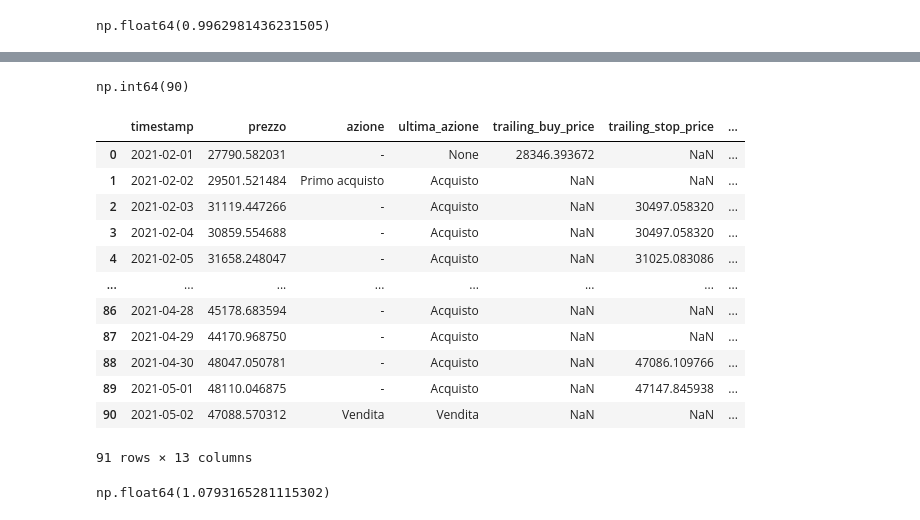
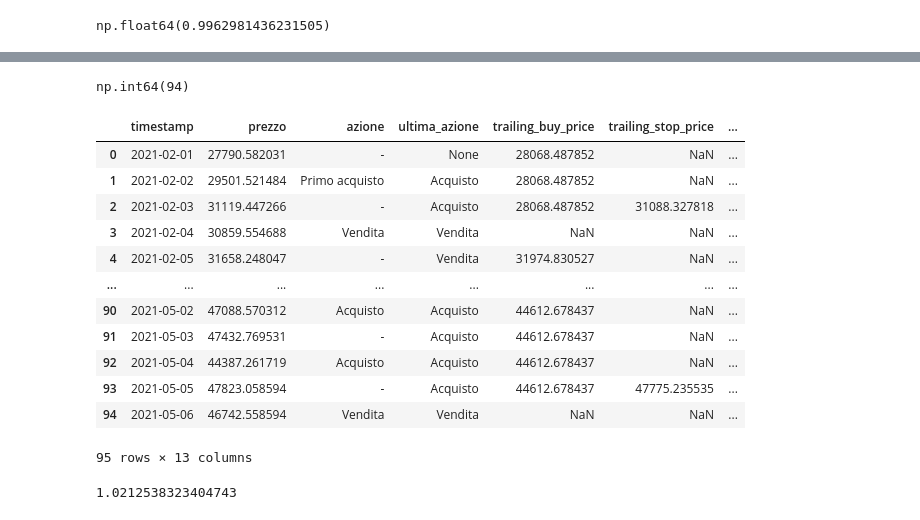
Before and after one commit to AleImbri/Crypto-strategies-simulations, a Jupyter notebook: Trading con doppio trailing stop variabile.ipynb, the cells around one changed output, grey strips where cells are left out. Saved outputs shown, nothing was run; the diff lists cells and outputs as text; code cells hidden in the pictures.

Commit message:
Aggiornamenti con Trading con doppio TS (strategia 4)

```diff
--- a/Trading con doppio trailing stop variabile.ipynb
+++ b/Trading con doppio trailing stop variabile.ipynb
@@ -1270,6 +1279,6 @@ def quanto_acquistare(price, first_buy_price, ultimo_acquisto_speso, cash):
 # %%
-def simulate_trailing_strategy(dati, initial_cash, initial_bitcoin, commission_buy_pct, commission_sell_pct, min_buy, min_sell,
-                              trailing_buy_pct, first_buy_pct, fake_stop_loss_pct, trailing_sell_pct):
+def trading_doppio_TS_4(dati, initial_cash, initial_bitcoin, commission_buy_pct, commission_sell_pct, min_buy, min_sell,
+                              trailing_buy_pct, first_buy_pct, fake_stop_loss_pct, trailing_sell_pct, do_buy, A_a, B_a):
     # Variabili iniziali
     cash = initial_cash
     bitcoin = initial_bitcoin
@@ -1303,8 +1312,10 @@ def simulate_trailing_strategy(dati, initial_cash, initial_bitcoin, commission_b
                     bitcoin += bitcoin_acquistati
                     prezzo_medio_pesato_acquisti = price
                     spesa_totale = spesa
+                    first_buy_price = price
+                    last_buy_purchase = spesa
                     fake_stop_loss_price = price * (1 - fake_stop_loss_pct)
-                    trailing_buy_price = None
+                    # trailing_buy_price = None
                     action = "Primo acquisto"
                     liquidità_spesa_o_guadagnata = spesa
                     bitcoin_comprati_o_venduti = bitcoin_acquistati
@@ -1314,10 +1325,11 @@ def simulate_trailing_strategy(dati, initial_cash, initial_bitcoin, commission_b
         elif last_action == "Acquisto":
             if price <= fake_stop_loss_price:
                 # Acquisto successivo se il prezzo scende sotto il fake_stop_loss
-                spesa = quanto_acquistare(price, prezzo_medio_pesato_acquisti, spesa_totale, cash)
+                spesa = quanto_acquistare(price, first_buy_price, last_buy_purchase, cash, do_buy, A_a, B_a)
                 if spesa >= min_buy:
                     bitcoin_acquistati = spesa * (1 - commission_buy_pct) / price
                     cash -= spesa
+                    last_buy_purchase = spesa
                     bitcoin += bitcoin_acquistati
                     prezzo_medio_pesato_acquisti = (
                         prezzo_medio_pesato_acquisti * spesa_totale + price * spesa
@@ -1365,19 +1377,21 @@ def simulate_trailing_strategy(dati, initial_cash, initial_bitcoin, commission_b
     # Restituisci il dataframe delle transazioni
     return pd.DataFrame(transactions)
 # %%
-# Esempio di utilizzo
 initial_cash = 1000
 initial_bitcoin = 0
 commission_buy_pct = 0.001 # 0.1% commissione acquisto
 commission_sell_pct = 0.001 # 0.1% commissione vendita
 min_buy = 5 # Prezzo minimo di acquisto
 min_sell = 5 # Prezzo minimo di vendita
-trailing_buy_pct = 0.02
-first_buy_pct = 0.1
-fake_stop_loss_pct = 0.05
-trailing_sell_pct = 0.02
+trailing_buy_pct = 0.01
+first_buy_pct = 0.01
+fake_stop_loss_pct = 0.01
+trailing_sell_pct = 0.001
+do_buy = True # Sarebbe il compra_pure, che se è True e l'acquisto è superiore alla liquidità disponibile, usa tutta la liquidità, altrimenti non fa niente
+A_a = 10
+B_a = 10
 
-df_transazioni = simulate_trailing_strategy(dati, initial_cash, initial_bitcoin, commission_buy_pct, commission_sell_pct, min_buy, min_sell,
-                              trailing_buy_pct, first_buy_pct, fake_stop_loss_pct, trailing_sell_pct)
+df_transazioni = trading_doppio_TS_4(dati, initial_cash, initial_bitcoin, commission_buy_pct, commission_sell_pct, min_buy, min_sell,
+                              trailing_buy_pct, first_buy_pct, fake_stop_loss_pct, trailing_sell_pct, do_buy, A_a, B_a)
 df_transazioni
 # %% [output]
@@ -1417,29 +1424,31 @@ np.float64(0.7839843088250502)
 # %%
-indice_ultima_vendita = df_transazioni[df_transazioni['azione'] == 'Vendita']['timestamp'].idxmax()
+indice_ultima_vendita = df_transazioni[df_transazioni['azione'] == 'Vendita']['timestamp'].idxmax() if "Vendita" in df_transazioni['azione'].unique() else None
 indice_ultima_vendita
 # %% [output]
-np.int64(90)
+np.int64(94)
 # %%
-df_transazioni_tagliato_ad_ultima_vendita = df_transazioni[:indice_ultima_vendita+1]
-df_transazioni_tagliato_ad_ultima_vendita
+if indice_ultima_vendita is not None:
+    df_transazioni_tagliato_ad_ultima_vendita = df_transazioni[:indice_ultima_vendita+1]
+    display(df_transazioni_tagliato_ad_ultima_vendita)
 # %% [output]
 |  | timestamp | prezzo | azione | ultima_azione | trailing_buy_price | trailing_stop_price | ... |
-| 0 | 2021-02-01 | 27790.582031 | - | None | 28346.393672 | NaN | ... |
-| 1 | 2021-02-02 | 29501.521484 | Primo acquisto | Acquisto | NaN | NaN | ... |
-| 2 | 2021-02-03 | 31119.447266 | - | Acquisto | NaN | 30497.058320 | ... |
-| 3 | 2021-02-04 | 30859.554688 | - | Acquisto | NaN | 30497.058320 | ... |
-| 4 | 2021-02-05 | 31658.248047 | - | Acquisto | NaN | 31025.083086 | ... |
+| 0 | 2021-02-01 | 27790.582031 | - | None | 28068.487852 | NaN | ... |
+| 1 | 2021-02-02 | 29501.521484 | Primo acquisto | Acquisto | 28068.487852 | NaN | ... |
+| 2 | 2021-02-03 | 31119.447266 | - | Acquisto | 28068.487852 | 31088.327818 | ... |
+| 3 | 2021-02-04 | 30859.554688 | Vendita | Vendita | NaN | NaN | ... |
+| 4 | 2021-02-05 | 31658.248047 | - | Vendita | 31974.830527 | NaN | ... |
 | ... | ... | ... | ... | ... | ... | ... | ... |
-| 86 | 2021-04-28 | 45178.683594 | - | Acquisto | NaN | NaN | ... |
-| 87 | 2021-04-29 | 44170.968750 | - | Acquisto | NaN | NaN | ... |
-| 88 | 2021-04-30 | 48047.050781 | - | Acquisto | NaN | 47086.109766 | ... |
-| 89 | 2021-05-01 | 48110.046875 | - | Acquisto | NaN | 47147.845938 | ... |
-| 90 | 2021-05-02 | 47088.570312 | Vendita | Vendita | NaN | NaN | ... |
+| 90 | 2021-05-02 | 47088.570312 | Acquisto | Acquisto | 44612.678437 | NaN | ... |
+| 91 | 2021-05-03 | 47432.769531 | - | Acquisto | 44612.678437 | NaN | ... |
+| 92 | 2021-05-04 | 44387.261719 | Acquisto | Acquisto | 44612.678437 | NaN | ... |
+| 93 | 2021-05-05 | 47823.058594 | - | Acquisto | 44612.678437 | 47775.235535 | ... |
+| 94 | 2021-05-06 | 46742.558594 | Vendita | Vendita | NaN | NaN | ... |
-91 rows × 13 columns
+95 rows × 13 columns
 # %%
-df_transazioni_tagliato_ad_ultima_vendita['valore_totale_portafoglio'].iloc[-1] / df_transazioni_tagliato_ad_ultima_vendita['valore_totale_portafoglio'].iloc[0]
+if indice_ultima_vendita is not None:
+    print(df_transazioni_tagliato_ad_ultima_vendita['valore_totale_portafoglio'].iloc[-1] / df_transazioni_tagliato_ad_ultima_vendita['valore_totale_portafoglio'].iloc[0])
 # %% [output]
-np.float64(1.0793165281115302)
+1.0212538323404743
 # %%
 # Funzione per creare il grafico delle transazioni
 def crea_grafico_transazioni_2(df_transazioni):
```
Also changed, not shown: parts of 21 cells of this notebook, 2 other files.
